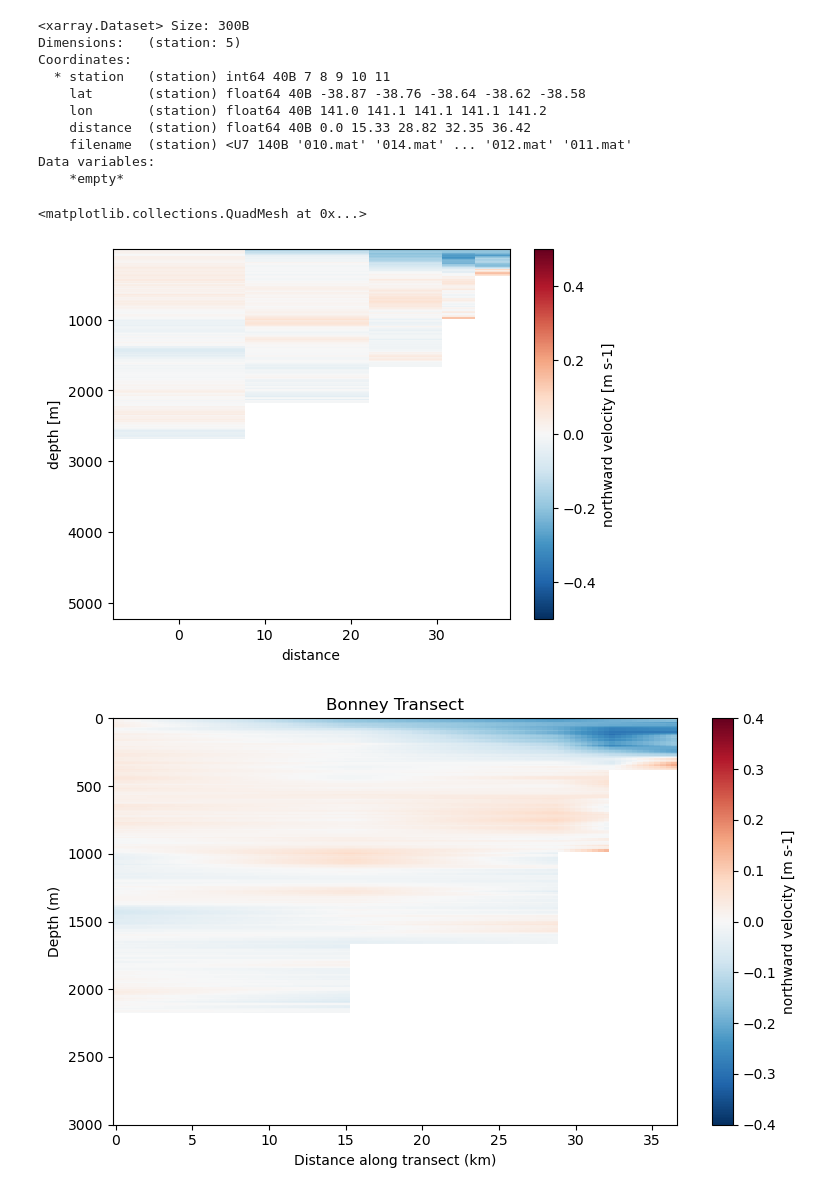
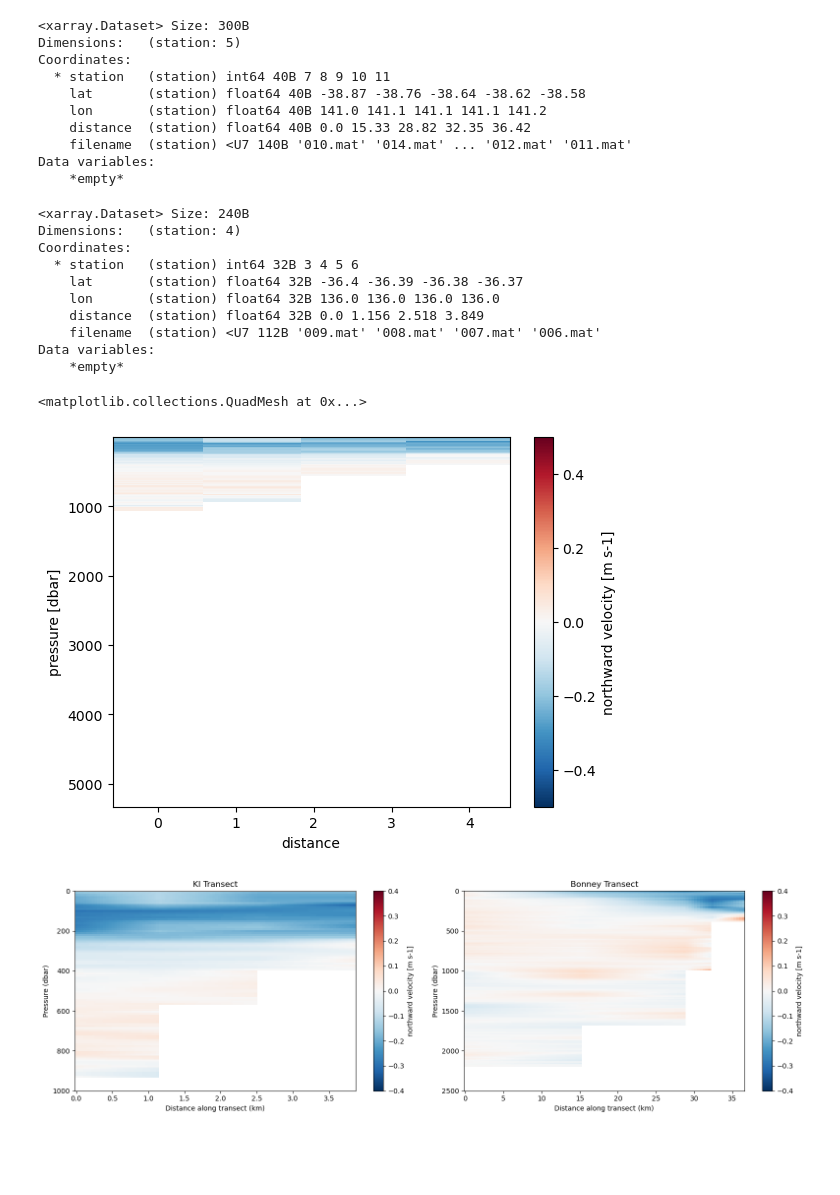
Before and after one commit to ribeiron/CAPSTAN_HAB_work, a Jupyter notebook: Notebooks/Bonney_ADCP_plot.ipynb, the cells around one changed output. Saved outputs shown, nothing was run; the diff lists cells and outputs as text; code cells hidden in the pictures; blank space fills up the shorter version.

Commit message:
remake of transects T&S&LADCP

```diff
--- a/Notebooks/Bonney_ADCP_plot.ipynb
+++ b/Notebooks/Bonney_ADCP_plot.ipynb
@@ -400,10 +554,24 @@ Coordinates:
     filename  (station) <U7 140B '010.mat' '014.mat' ... '012.mat' '011.mat'
 Data variables:
     *empty*
+# %%
+#check
+KI[["lat", "lon", "distance"]]
+# %% [output]
+<xarray.Dataset> Size: 240B
+Dimensions:   (station: 4)
+Coordinates:
+  * station   (station) int64 32B 3 4 5 6
+    lat       (station) float64 32B -36.4 -36.39 -36.38 -36.37
+    lon       (station) float64 32B 136.0 136.0 136.0 136.0
+    distance  (station) float64 32B 0.0 1.156 2.518 3.849
+    filename  (station) <U7 112B '009.mat' '008.mat' '007.mat' '006.mat'
+Data variables:
+    *empty*
 # %%
-last4.V.plot(
+KI.V.plot(
     x="distance",
-    y="depth",
+    y="pressure",
     yincrease=False,
     cmap="RdBu_r",
     vmin=-0.5,
@@ -411,5 +579,5 @@ last4.V.plot(
 )
 # %% [output]
 <matplotlib.collections.QuadMesh at 0x...>
-[figure, old version]
+[figure, new version]
 # %%
@@ -437,24 +627,66 @@ V_smooth = (
+# %%
+## recalculate pressure for each otherwise it doesnt interpolate properly
+pressure_ki = gsw.p_from_z(
+    -Vki_smooth["depth"].values[:, None],
+    Vki_smooth["lat"].values[None, :]
+)
+
+Vki_smooth = Vki_smooth.assign_coords(
+    pressure=(("depth", "distance"), pressure_ki)
+)
+
+pressure_bonney = gsw.p_from_z(
+    -Vb_smooth["depth"].values[:, None],
+    Vb_smooth["lat"].values[None, :]
+)
+
+Vb_smooth = Vb_smooth.assign_coords(
+    pressure=(("depth", "distance"), pressure_bonney)
+)
 # %%
 import matplotlib.pyplot as plt
 
-fig, ax = plt.subplots(figsize=(8,5))
+fig = plt.figure(figsize=(16, 5))
 
-V_smooth.plot(
-    ax=ax,
+# Panel 1: KI Transect
+ax1 = plt.subplot(1, 2, 1)
+
+Vki_smooth.plot(
+    ax=ax1,
     x="distance",
-    y="depth",
+    y="pressure",
     yincrease=False,
     cmap="RdBu_r",
     vmin=-0.4,
     vmax=0.4
 )
 
-ax.set_ylim(3000,0)
-ax.set_xlabel("Distance along transect (km)")
-ax.set_ylabel("Depth (m)")
-ax.set_title("Bonney Transect")
+# Panel 2: Bonney Transect
+ax2 = plt.subplot(1, 2, 2)
+
+Vb_smooth.plot(
+    ax=ax2,
+    x="distance",
+    y="pressure",
+    yincrease=False,
+    cmap="RdBu_r",
+    vmin=-0.4,
+    vmax=0.4
+)
+
+ax1.set_ylim(1000, 0)
+ax1.set_xlabel("Distance along transect (km)")
+ax1.set_ylabel("Pressure (dbar)")
+ax1.set_title("KI Transect")
+
+ax2.set_ylim(2500, 0)
+ax2.set_xlabel("Distance along transect (km)")
+ax2.set_ylabel("Pressure (dbar)")
+ax2.set_title("Bonney Transect")
+
 plt.tight_layout()
+plt.show()
 # %% [output]
-[figure, old version]
+[figure, new version]
 # %%
 ## Contour plot style - V
```
Also changed, not shown: parts of 23 cells of this notebook, 4 other files.
